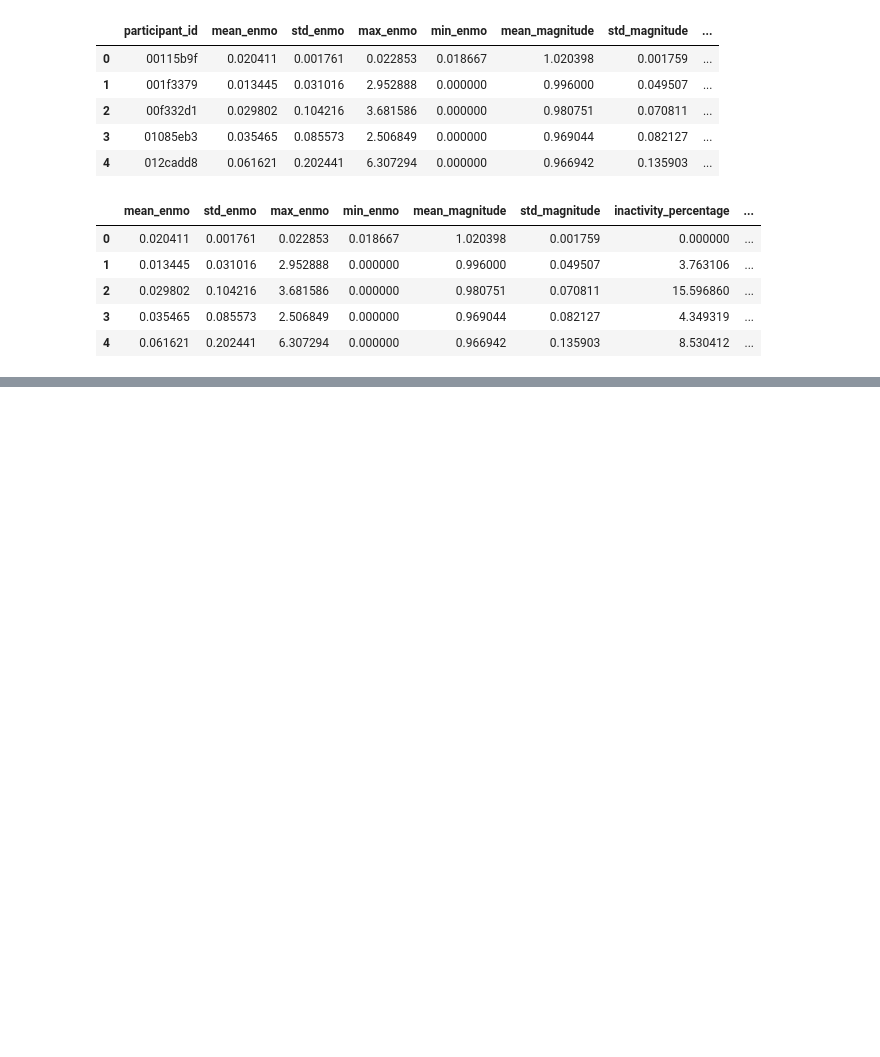
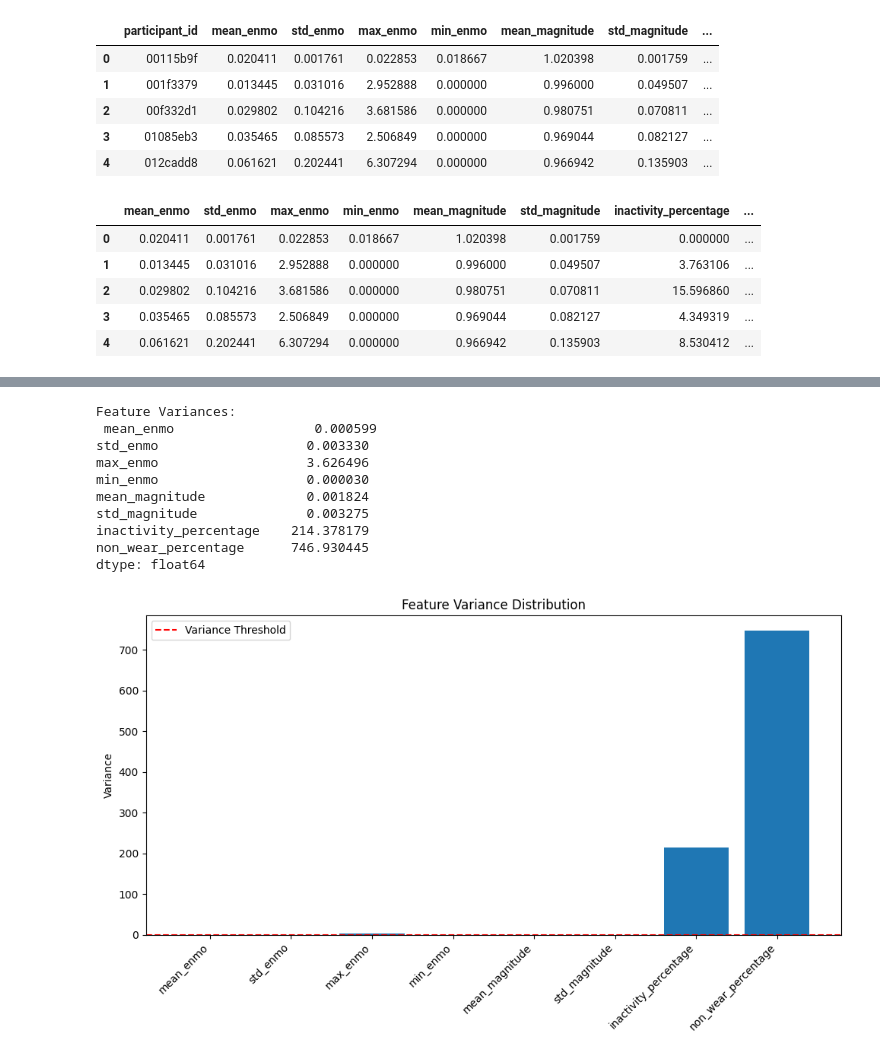
Before and after one commit to Nandana-Chigaterappa-HemanthKumar/PulseNet, a Jupyter notebook: actigraphy-data-model-development.ipynb, the cells around one changed output, grey strips where cells are left out. Saved outputs shown, nothing was run; the diff lists cells and outputs as text; code cells hidden in the pictures; blank space fills up the shorter version.

Commit message:
Kaggle Notebook | Actigraphy Data Model Development | Version 8

```diff
--- a/actigraphy-data-model-development.ipynb
+++ b/actigraphy-data-model-development.ipynb
@@ -261,0 +72,73 @@ plt.figure(figsize=(10, 8))
+# %%
+X = train.drop(columns=['sii'])
+y = train['sii']
+
+# Initial Feature Variance Analysis
+feature_variances = np.var(X, axis=0)
+print("Feature Variances:\n", feature_variances)
+
+selected_features = feature_variances.index
+X_high_variance = X[selected_features]
+
+# Plotting Feature Variances
+plt.figure(figsize=(10, 6))
+plt.bar(feature_variances.index, feature_variances.values)
+plt.axhline(y=variance_threshold, color='r', linestyle='--', label="Variance Threshold")
+plt.xticks(rotation=45, ha="right")
+plt.title("Feature Variance Distribution")
+plt.ylabel("Variance")
+plt.legend()
+plt.tight_layout()
+plt.show()
+
+# Preprocessing
+scaler = StandardScaler()
+X_scaled = scaler.fit_transform(X_high_variance)
+
+# PCA
+pca_2d = PCA(n_components=2)
+X_pca_2d = pca_2d.fit_transform(X_scaled)
+
+# Train-Test Split
+X_train, X_test, y_train, y_test = train_test_split(
+    X_pca_2d, y, test_size=0.3, random_state=42, stratify=y
+)
+
+
+# Model without resampling
+svm_model_no_resample = SVC(kernel='rbf', probability=True, class_weight='balanced', random_state=42)
+svm_model_no_resample.fit(X_train, y_train)
+y_pred_no_resample = svm_model_no_resample.predict(X_test)
+
+# Model with SMOTE-Tomek resampling
+smote_tomek = SMOTETomek(random_state=42)
+X_resampled, y_resampled = smote_tomek.fit_resample(X_train, y_train)
+svm_model_with_resample = SVC(kernel='rbf', probability=True, class_weight='balanced', random_state=42)
+svm_model_with_resample.fit(X_resampled, y_resampled)
+y_pred_with_resample = svm_model_with_resample.predict(X_test)
+
+# Step 9: Evaluate the models (e.g., using classification report and confusion matrix)
+print("Classification Report (No Resampling):")
+print(classification_report(y_test, y_pred_no_resample))
+
+print("Classification Report (With Resampling):")
+print(classification_report(y_test, y_pred_with_resample))
+
+# Optional: Confusion Matrix
+print("Confusion Matrix (No Resampling):")
+print(confusion_matrix(y_test, y_pred_no_resample))
+
+print("Confusion Matrix (With Resampling):")
+print(confusion_matrix(y_test, y_pred_with_resample))
+# %% [output]
+Feature Variances:
+ mean_enmo                  0.000599
+std_enmo                   0.003330
+max_enmo                   3.626496
+min_enmo                   0.000030
+mean_magnitude             0.001824
+std_magnitude              0.003275
+inactivity_percentage    214.378179
+non_wear_percentage      746.930445
+dtype: float64
+[figure, added]
```
Also changed, not shown: parts of 14 cells of this notebook.
